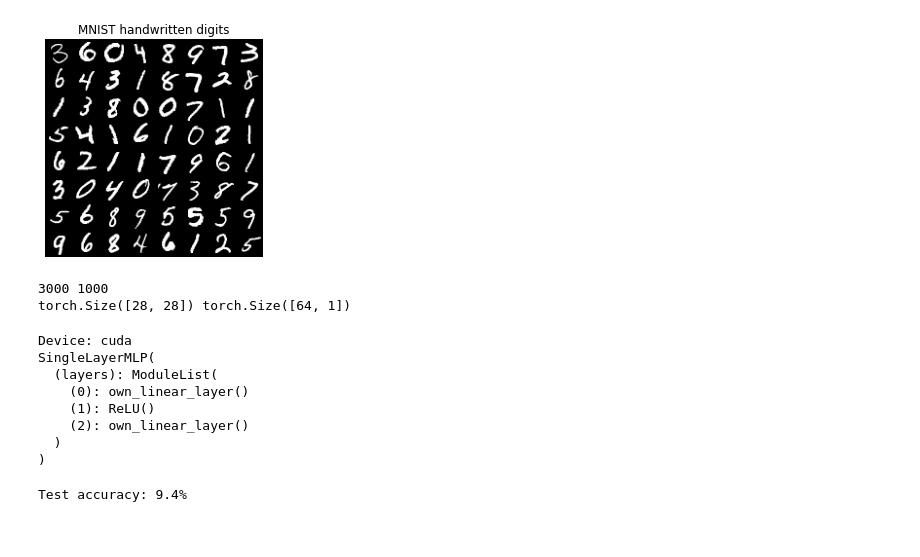
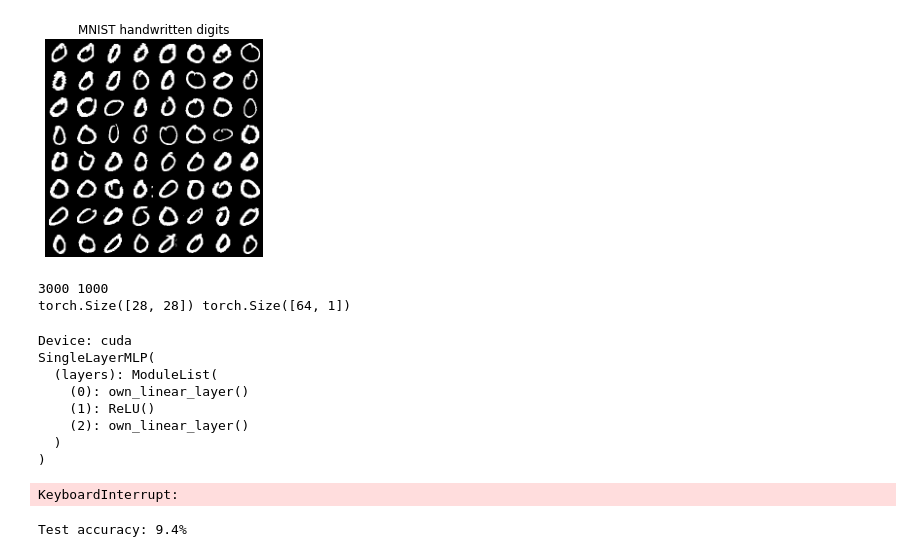
Before and after one commit to RaixSplitter/02456-deep-learning-project, a Jupyter notebook: src/code.ipynb, the cells around one changed output. Saved outputs shown, nothing was run; the diff lists cells and outputs as text; code cells hidden in the pictures.

```diff
--- a/src/code.ipynb
+++ b/src/code.ipynb
@@ -326,37 +329,65 @@ def plot_NTK_decision_boundary(model, data, noise_var: float = 0.0, ax: Optional
 # %%
 # data
 train_set = MNIST("../../3_Feedforward_PyTorch/temp/", train=True, download=False, transform=transforms.ToTensor())
 test_set = MNIST("../../3_Feedforward_PyTorch/temp/", train=False, download=False, transform=transforms.ToTensor())
+batch_size = 64  # both for training and testing
 
 # use only 3000 train and 1000 test
-batch_size = 64  # both for training and testing
-train_loader = DataLoader([(train_set.data[i].float()/255, train_set.targets[i, None]) for i in range(len(train_set)//20)], batch_size=batch_size, shuffle=True,  num_workers=0, drop_last=False)
-test_loader  = DataLoader([(test_set.data[i].float()/255,  test_set.targets[i, None])  for i in range(1000)],               batch_size=batch_size, shuffle=False, num_workers=0, drop_last=True)
+# train_loader = DataLoader([(train_set.data[i].float()/255, train_set.targets[i, None]) for i in range(len(train_set)//20)], batch_size=batch_size, shuffle=True,  num_workers=0, drop_last=False)
+# test_loader  = DataLoader([(test_set.data[i].float()/255,  test_set.targets[i, None])  for i in range(1000)],               batch_size=batch_size, shuffle=False, num_workers=0, drop_last=True)
+
+# #--- Limit for testing ---
+train_ta = train_set.data[train_set.targets == 0][:1500].float()
+train_tb = train_set.data[train_set.targets == 1][:1500].float()
+
+train_la = train_set.targets[train_set.targets == 0][:1500]
+train_lb = train_set.targets[train_set.targets == 1][:1500]
+train_la[:] = 0
+train_lb[:] = 1
+
+x_train = torch.cat((train_ta,train_tb))
+y_train = torch.cat((train_la,train_lb))
+
+# test
+test_ta = test_set.data[test_set.targets == 0][:500].float()
+test_tb = test_set.data[test_set.targets == 1][:500].float()
+
+test_la = test_set.targets[test_set.targets == 0][:500]
+test_lb = test_set.targets[test_set.targets == 1][:500]
+test_la[:] = 0
+test_lb[:] = 1
+
+x_test = torch.cat((test_ta,test_tb))
+y_test = torch.cat((test_la,test_lb))
+
+train_loader = DataLoader([(x_train[i].float()/255, y_train[i, None]) for i in range(3000)], batch_size=batch_size, shuffle=False,  num_workers=0, drop_last=False)
+test_loader  = DataLoader([(x_test[i].float()/255,  y_test[i, None])  for i in range(1000)],               batch_size=batch_size, shuffle=False, num_workers=0, drop_last=True)
+# #--- Limit for testing ---
 
 # plot a few MNIST examples
-idx, dim, classes = 0, 28, 10
+idx, dim, classes = 0, 28, 2
 images, labels = next(iter(train_loader))
 img = images.detach().cpu()
 
 # create empty canvas
 canvas = np.zeros((dim*8, 8*dim))
 
 # fill with tensors
 for i in range(8):
     for j in range(8):
         canvas[i*dim:(i+1)*dim, j*dim:(j+1)*dim] = img[idx].reshape((dim, dim))
         idx += 1
 
 # visualize matrix of tensors as gray scale image
 plt.figure(figsize=(4, 4))
 plt.axis('off')
 plt.imshow(canvas, cmap='gray')
 plt.title('MNIST handwritten digits')
 plt.show()
 print(len(train_loader.dataset),len(test_loader.dataset))
 print(images[0].size(),labels.size())
 # %% [output]
-[figure, old version]
+[figure, new version]
 3000 1000
 torch.Size([28, 28]) torch.Size([64, 1])
 # %%
@@ -403,20 +434,24 @@ train_model.train()
 train_acc_batches = []
 
 for i in (pbar := tqdm(range(N_training))):
-
+    total_loss = []
     for inputs, targets in train_loader:
         inputs, targets = inputs.to(device), targets.to(device)
         optimizer.zero_grad()
         output = train_model(inputs)
-        loss = ((output - targets.float())**2).mean()
+        loss = ((output - targets.float())**2).sum()
+        total_loss.append(round(float(loss),4))
+        # print(loss)
         loss.backward()
         optimizer.step()
 
-        if i % validation_every_steps == 0:
+        if (i+1) % validation_every_steps == 0:
             predictions = output.max(1)[1]
             train_acc_batches.append(accuracy(targets, predictions))
+    if (i+1) % 10 == 0:
+        pbar.set_description(f"{sum(total_loss)}{total_loss}")
 
-    if i % validation_every_steps == 0:
+    if (i+1) % validation_every_steps == 0:
 
         train_acc = np.mean(train_acc_batches)
         train_accuracies_batches = []
@@ -440,7 +475,9 @@ for i in (pbar := tqdm(range(N_training))):
         # Append average validation accuracy to list.
         valid_acc = np.mean(valid_acc_batches)
 
-        pbar.set_description(f"Iter: {i:<4}  |  train_acc: {train_acc*100:.1f}%  |  test_acc: {valid_acc*100:.1f}%   ")
+        pbar.set_description(f"Iter: {i+1:<4}  |  train_acc: {train_acc*100:.1f}%  |  test_acc: {valid_acc*100:.1f}%   ")
+# %% [output]
+KeyboardInterrupt:
 # %%
 confusion_matrix = np.zeros((classes, classes))
 with torch.no_grad():
```
Also changed, not shown: parts of 2 cells of this notebook, 2 other files.
